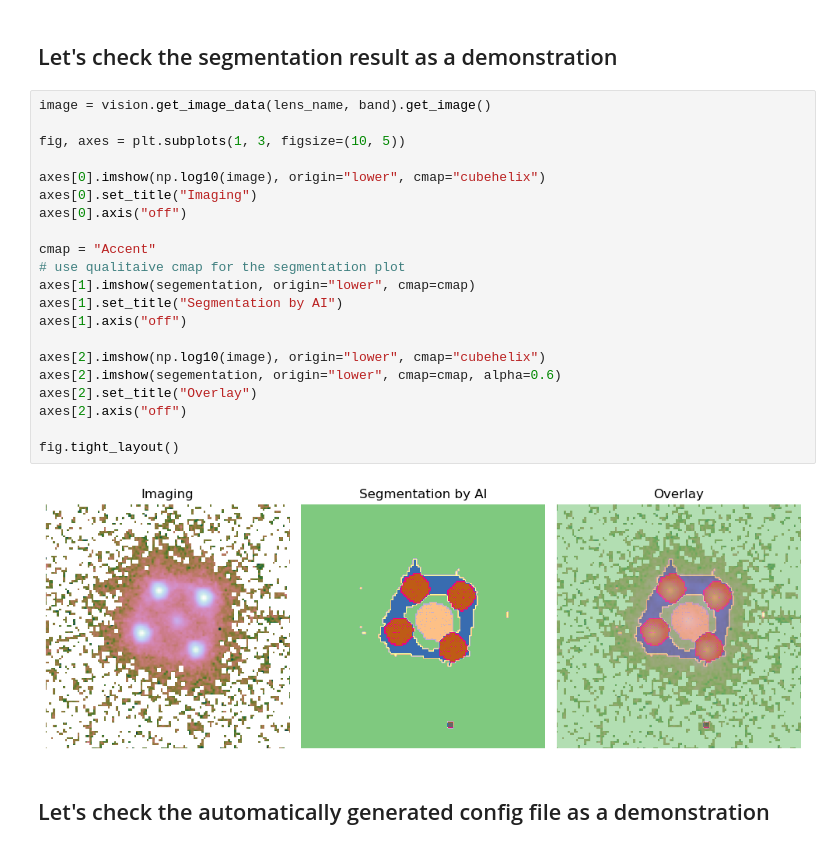
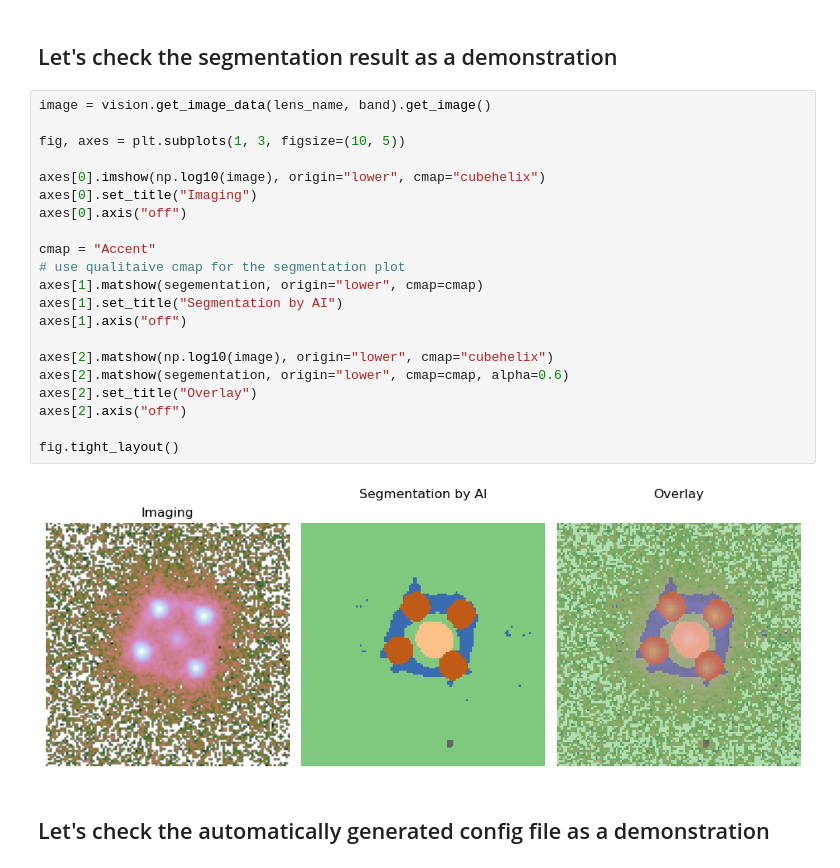
Before and after one commit to ajshajib/dolphin, a Jupyter notebook: notebooks/Example of full auomation with AI.ipynb, the cells around one changed output. Drawn from its saved outputs; the diff is of its cells as text.

```diff
--- a/notebooks/Example of full auomation with AI.ipynb
+++ b/notebooks/Example of full auomation with AI.ipynb
@@ -178,26 +180,26 @@ We only ran a pre-sampling optimization here and did not perform a MCMC sampling
 # %%
 image = vision.get_image_data(lens_name, band).get_image()
 
 fig, axes = plt.subplots(1, 3, figsize=(10, 5))
 
 axes[0].imshow(np.log10(image), origin="lower", cmap="cubehelix")
 axes[0].set_title("Imaging")
 axes[0].axis("off")
 
 cmap = "Accent"
 # use qualitaive cmap for the segmentation plot
-axes[1].imshow(segementation, origin="lower", cmap=cmap)
+axes[1].matshow(segementation, origin="lower", cmap=cmap)
 axes[1].set_title("Segmentation by AI")
 axes[1].axis("off")
 
-axes[2].imshow(np.log10(image), origin="lower", cmap="cubehelix")
-axes[2].imshow(segementation, origin="lower", cmap=cmap, alpha=0.6)
+axes[2].matshow(np.log10(image), origin="lower", cmap="cubehelix")
+axes[2].matshow(segementation, origin="lower", cmap=cmap, alpha=0.6)
 axes[2].set_title("Overlay")
 axes[2].axis("off")
 
 fig.tight_layout()
 # %% [output]
-[figure, old version]
+[figure, new version]
 # %% [markdown]
 ## Let's check the automatically generated config file as a demonstration
 # %%
```
Also changed, not shown: parts of 2 cells of this notebook.
